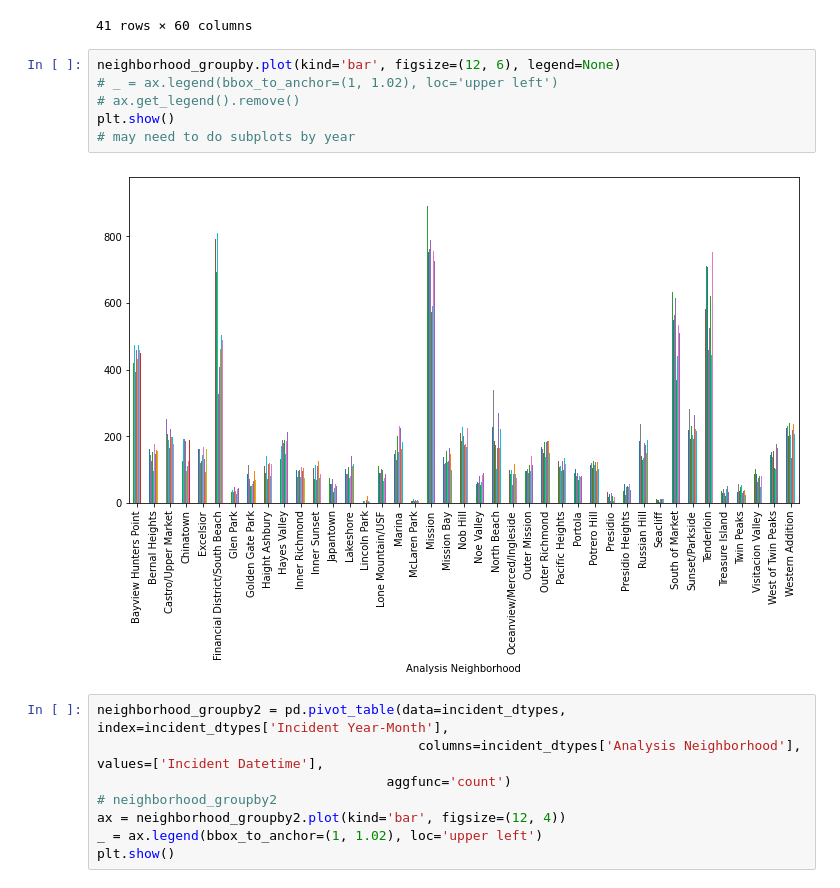
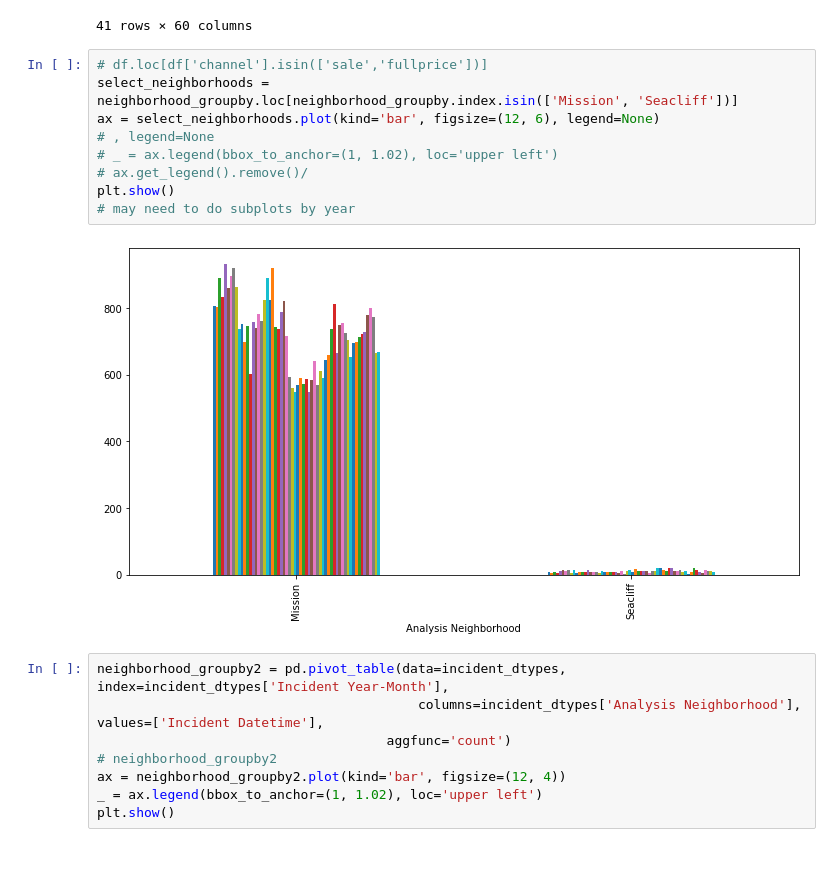
Before and after one commit to ahmed-saleem916/Virtual-Reality-, a Jupyter notebook: date+neighborhood_groupbys.ipynb, the cells around one changed output. Cells and saved outputs as stored; diff of their text form; blank space fills up the shorter version.

Commit message:
charting

```diff
--- a/date+neighborhood_groupbys.ipynb
+++ b/date+neighborhood_groupbys.ipynb
@@ -304,13 +304,16 @@ neighborhood_groupby
 | Western Addition | 225 | 188 | 215 | 194 | 202 | 211 | 207 | 232 | ... |
 41 rows × 60 columns
 # %%
-neighborhood_groupby.plot(kind='bar', figsize=(12, 6), legend=None)
+# df.loc[df['channel'].isin(['sale','fullprice'])]
+select_neighborhoods = neighborhood_groupby.loc[neighborhood_groupby.index.isin(['Mission', 'Seacliff'])]
+ax = select_neighborhoods.plot(kind='bar', figsize=(12, 6), legend=None)
+# , legend=None
 # _ = ax.legend(bbox_to_anchor=(1, 1.02), loc='upper left')
-# ax.get_legend().remove()
+# ax.get_legend().remove()/
 plt.show()
 # may need to do subplots by year
 # %% [output]
-[figure, old version]
+[figure, new version]
 # %%
 neighborhood_groupby2 = pd.pivot_table(data=incident_dtypes, index=incident_dtypes['Incident Year-Month'],
                                          columns=incident_dtypes['Analysis Neighborhood'], values=['Incident Datetime'],
```
